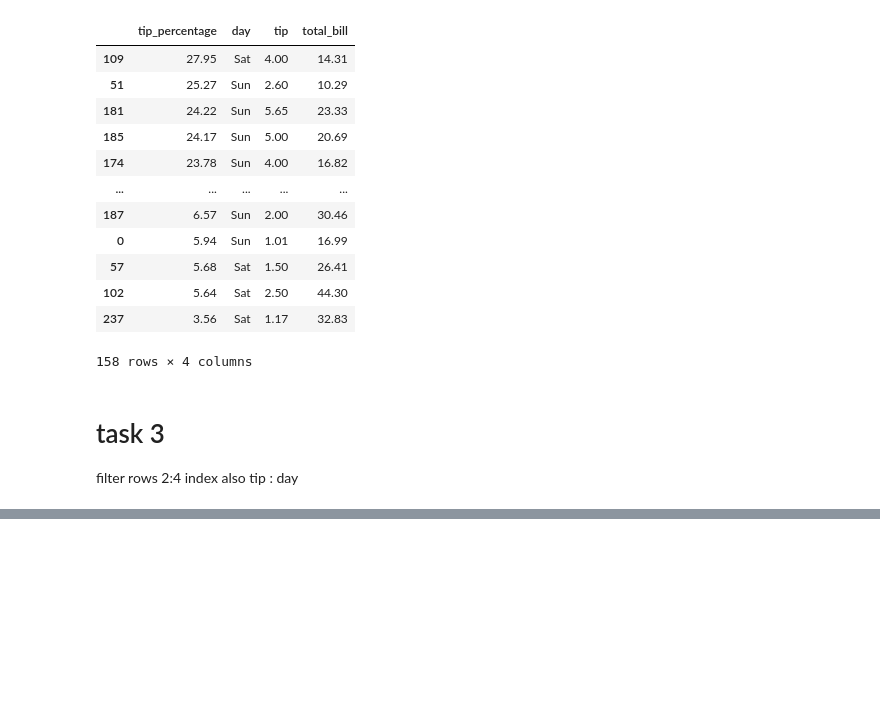
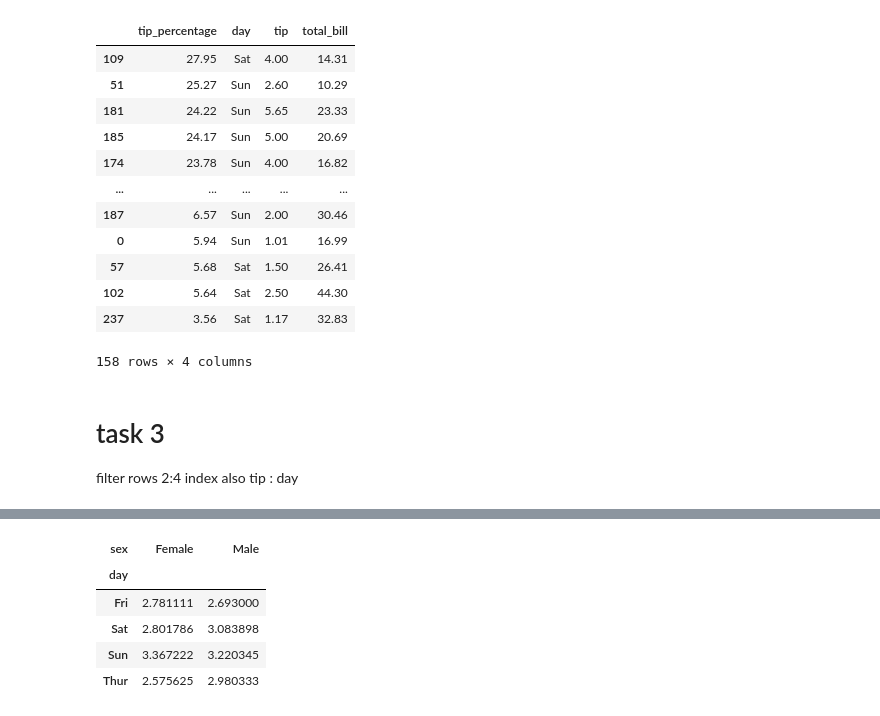
Before and after one commit to AlexDylanLazarus/pandas, a Jupyter notebook: day_16_pandas.ipynb, the cells around one changed output, grey strips where cells are left out. Drawn from its saved outputs; the diff is of its cells as text; code cells hidden in the pictures; blank space fills up the shorter version.

```diff
--- a/day_16_pandas.ipynb
+++ b/day_16_pandas.ipynb
@@ -483,0 +606,11 @@ tips_df.tail(6).iloc[2:4].loc[:, 'tip':'size']
+# %%
+tips_df.groupby(['day','sex'])['tip'].mean().unstack()
+
+#unstack makes the code more reaable
+# %% [output]
+| sex | Female | Male |
+| day |  |  |
+| Fri | 2.781111 | 2.693000 |
+| Sat | 2.801786 | 3.083898 |
+| Sun | 3.367222 | 3.220345 |
+| Thur | 2.575625 | 2.980333 |
```
Also changed, not shown: parts of 20 cells of this notebook.
